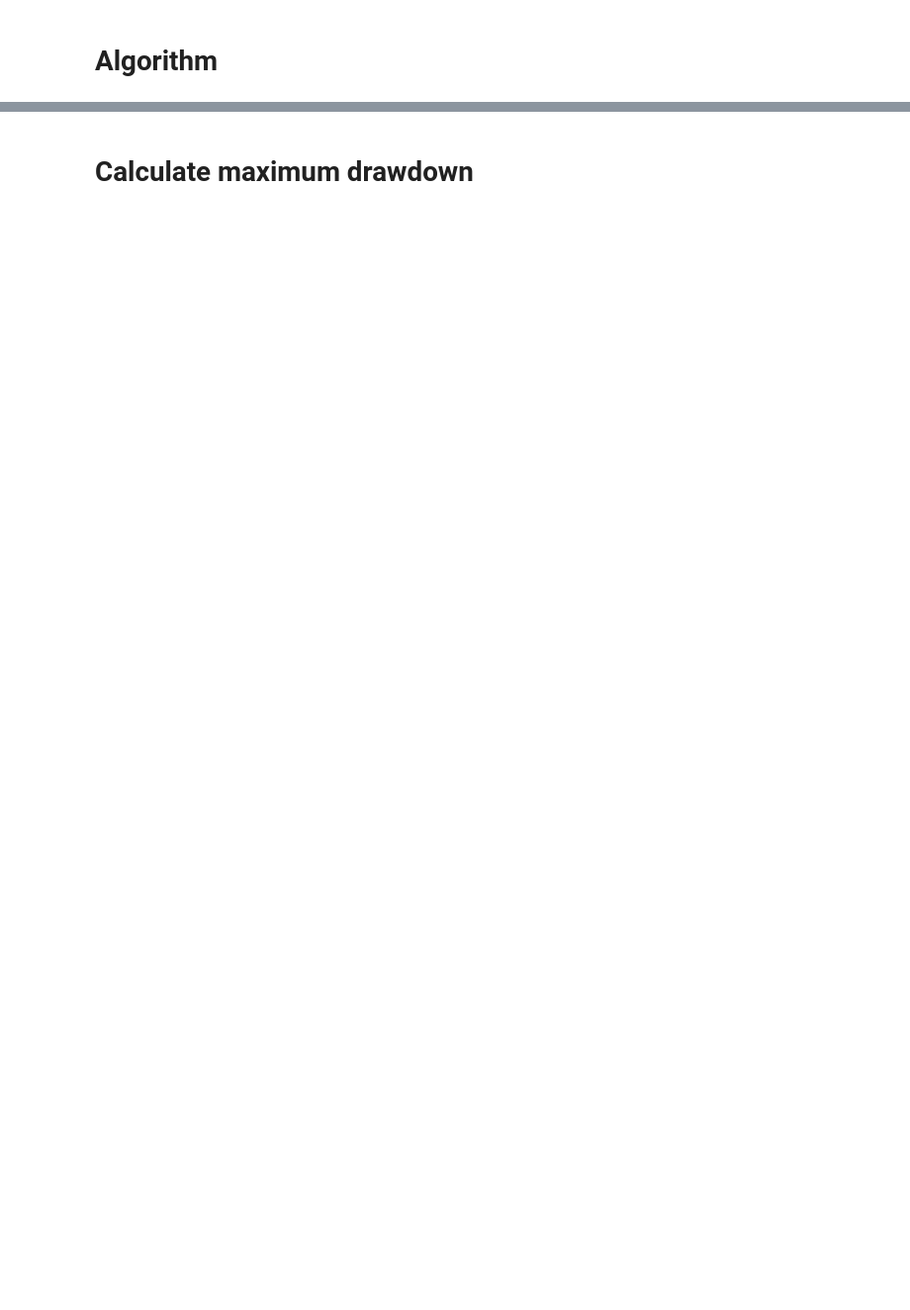
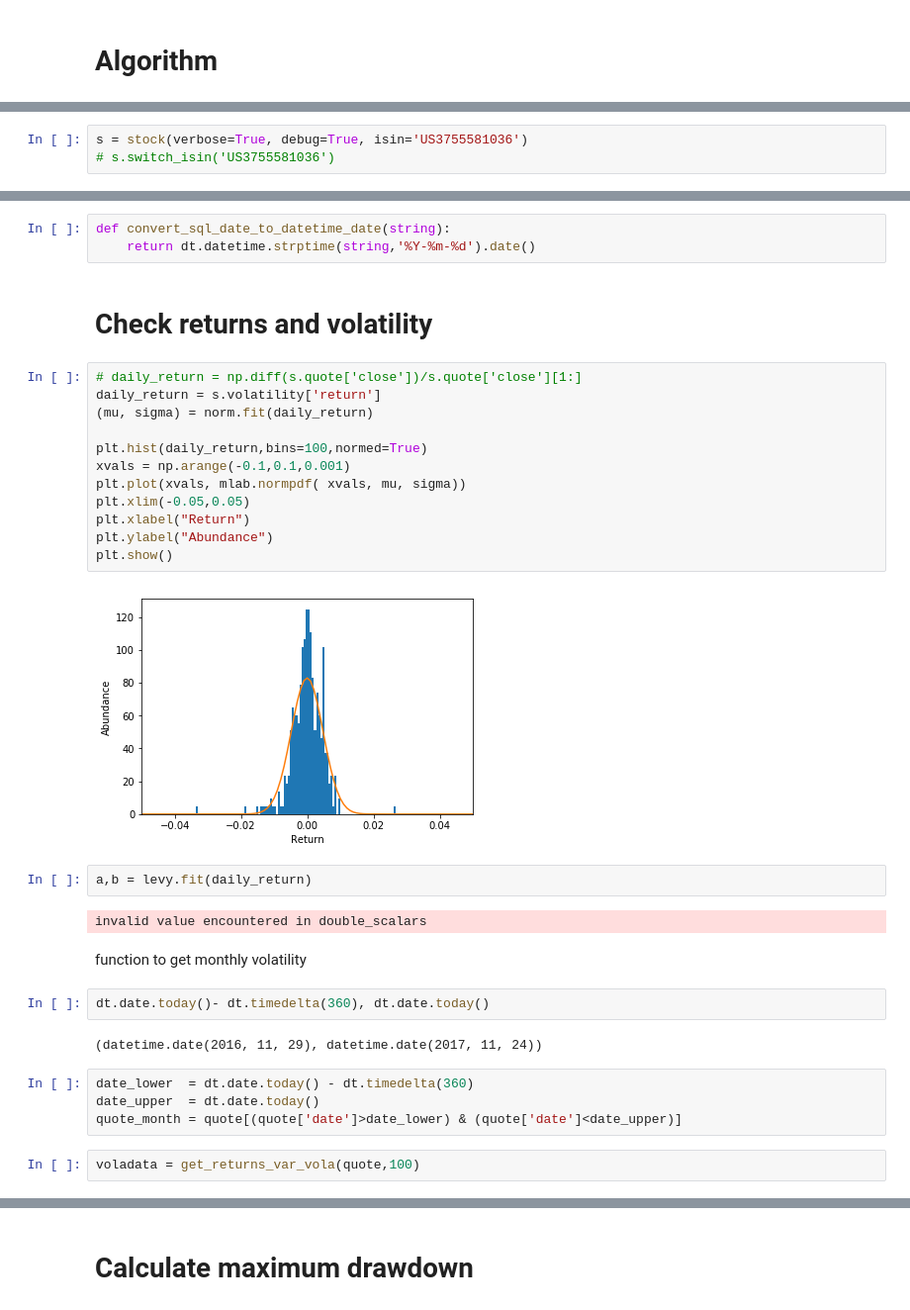
Before and after one commit to phermes/quant, a Jupyter notebook: scratch_algorithm.ipynb, the cells around one changed output, grey strips where cells are left out. Shown: that part at 99% size. Saved outputs shown, nothing was run; the diff lists cells and outputs as text; blank space fills up the shorter version.

```diff
--- a/scratch_algorithm.ipynb
+++ b/scratch_algorithm.ipynb
@@ -535,0 +154,3 @@ s.plot_summary()
+# %%
+s = stock(verbose=True, debug=True, isin='US3755581036')
+# s.switch_isin('US3755581036')
@@ -535,0 +190,35 @@ s.plot_summary()
+# %%
+def convert_sql_date_to_datetime_date(string):
+    return dt.datetime.strptime(string,'%Y-%m-%d').date()
+# %% [markdown]
+# Check returns and volatility
+# %%
+# daily_return = np.diff(s.quote['close'])/s.quote['close'][1:]
+daily_return = s.volatility['return']
+(mu, sigma) = norm.fit(daily_return)
+
+plt.hist(daily_return,bins=100,normed=True)
+xvals = np.arange(-0.1,0.1,0.001)
+plt.plot(xvals, mlab.normpdf( xvals, mu, sigma))
+plt.xlim(-0.05,0.05)
+plt.xlabel("Return")
+plt.ylabel("Abundance")
+plt.show()
+# %% [output]
+[figure, added]
+# %%
+a,b = levy.fit(daily_return)
+# %% [output]
+invalid value encountered in double_scalars
+# %% [markdown]
+function to get monthly volatility
+# %%
+dt.date.today()- dt.timedelta(360), dt.date.today()
+# %% [output]
+(datetime.date(2016, 11, 29), datetime.date(2017, 11, 24))
+# %%
+date_lower  = dt.date.today() - dt.timedelta(360)
+date_upper  = dt.date.today()
+quote_month = quote[(quote['date']>date_lower) & (quote['date']<date_upper)]
+# %%
+voladata = get_returns_var_vola(quote,100)
```
Also changed, not shown: parts of 100 cells of this notebook, 11 other files.
